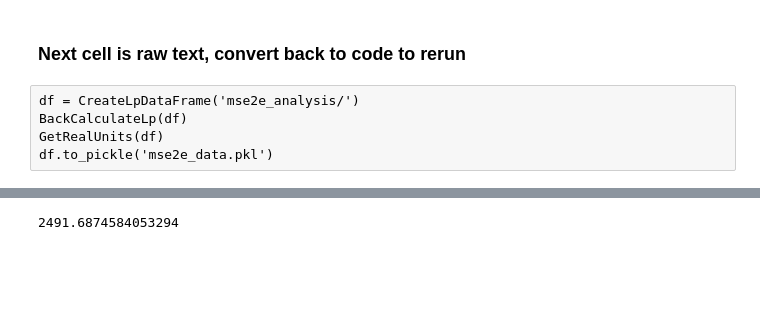
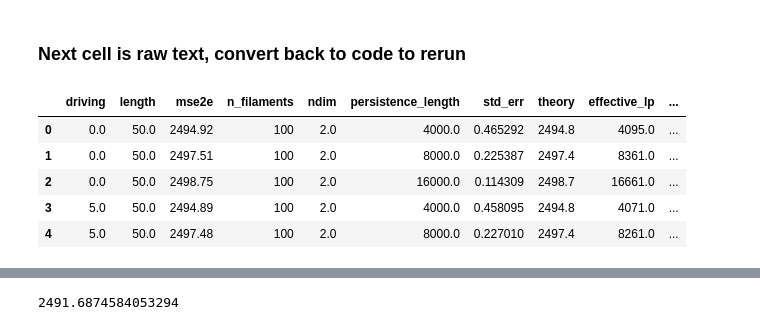
Before and after one commit to jeffmm/simcore, a Jupyter notebook: scripts/MSE2E.ipynb, the cells around one changed output, grey strips where cells are left out. Saved outputs shown, nothing was run; the diff lists cells and outputs as text; code cells hidden in the pictures; blank space fills up the shorter version.

```diff
--- a/scripts/MSE2E.ipynb
+++ b/scripts/MSE2E.ipynb
@@ -61,7 +54,2 @@ def BackCalculateLp(df,range_min=50,range_max=50000):
 # %% [markdown]
 ### Next cell is raw text, convert back to code to rerun
-# %% [raw]
-df = CreateLpDataFrame('mse2e_analysis/')
-BackCalculateLp(df)
-GetRealUnits(df)
-df.to_pickle('mse2e_data.pkl')
@@ -70,3 +63,12 @@ df = pd.read_pickle('mse2e_data.pkl')
+# %%
+df.head()
+# %% [output]
+|  | driving | length | mse2e | n_filaments | ndim | persistence_length | std_err | theory | effective_lp | ... |
+| 0 | 0.0 | 50.0 | 2494.92 | 100 | 2.0 | 4000.0 | 0.465292 | 2494.8 | 4095.0 | ... |
+| 1 | 0.0 | 50.0 | 2497.51 | 100 | 2.0 | 8000.0 | 0.225387 | 2497.4 | 8361.0 | ... |
+| 2 | 0.0 | 50.0 | 2498.75 | 100 | 2.0 | 16000.0 | 0.114309 | 2498.7 | 16661.0 | ... |
+| 3 | 5.0 | 50.0 | 2494.89 | 100 | 2.0 | 4000.0 | 0.458095 | 2494.8 | 4071.0 | ... |
+| 4 | 5.0 | 50.0 | 2497.48 | 100 | 2.0 | 8000.0 | 0.227010 | 2497.4 | 8261.0 | ... |
 # %%
 df2d = df[df['ndim']==2]
 df3d = df[df['ndim']==3]
```
Also changed, not shown: parts of 7 cells of this notebook, 3 other files.
